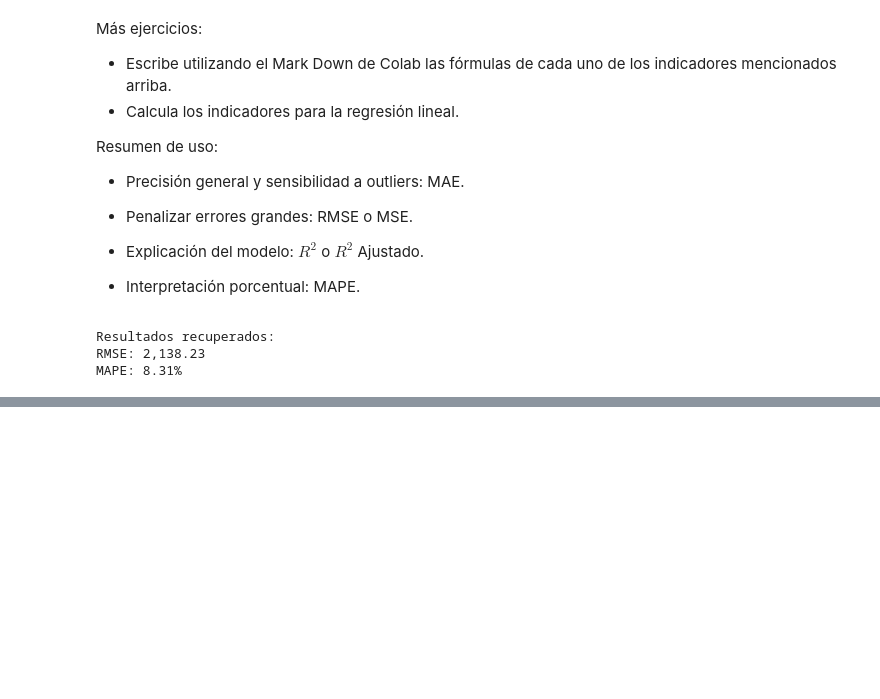
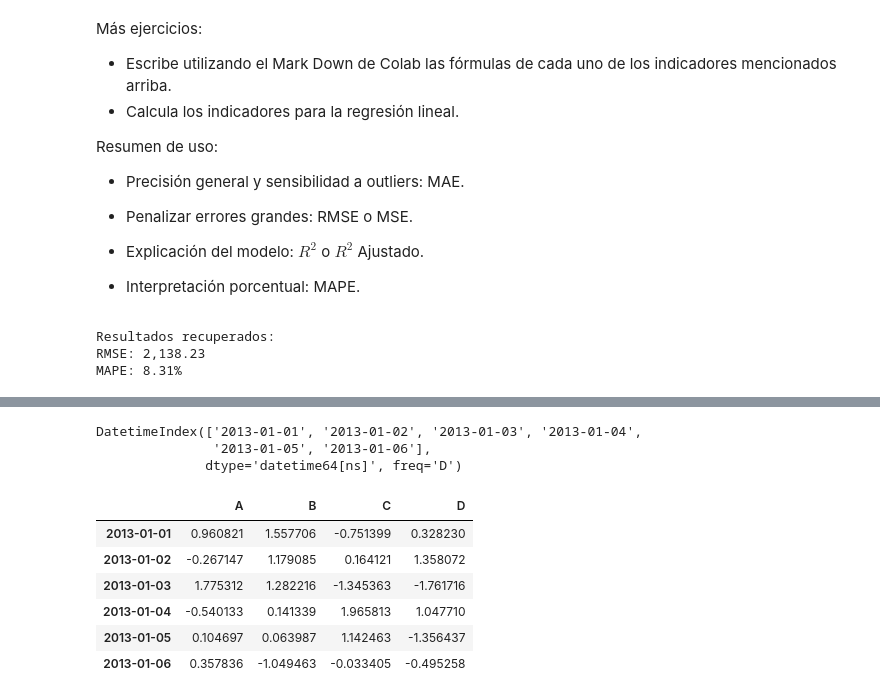
Before and after one commit to EmmanuelC-137/Mineria_de_datos, a Jupyter notebook: Mineria_de_datos.ipynb, the cells around one changed output, grey strips where cells are left out. Drawn from its saved outputs; the diff is of its cells as text; code cells hidden in the pictures; blank space fills up the shorter version.

```diff
--- a/Mineria_de_datos.ipynb
+++ b/Mineria_de_datos.ipynb
@@ -845,0 +863,18 @@ MAPE: 8.31%
+# %%
+dates = pd.date_range("20130101", periods=6)
+dates
+# %% [output]
+DatetimeIndex(['2013-01-01', '2013-01-02', '2013-01-03', '2013-01-04',
+               '2013-01-05', '2013-01-06'],
+              dtype='datetime64[ns]', freq='D')
+# %%
+df = pd.DataFrame(np.random.randn(6, 4), index=dates, columns=list("ABCD"))
+df
+# %% [output]
+|  | A | B | C | D |
+| 2013-01-01 | 0.960821 | 1.557706 | -0.751399 | 0.328230 |
+| 2013-01-02 | -0.267147 | 1.179085 | 0.164121 | 1.358072 |
+| 2013-01-03 | 1.775312 | 1.282216 | -1.345363 | -1.761716 |
+| 2013-01-04 | -0.540133 | 0.141339 | 1.965813 | 1.047710 |
+| 2013-01-05 | 0.104697 | 0.063987 | 1.142463 | -1.356437 |
+| 2013-01-06 | 0.357836 | -1.049463 | -0.033405 | -0.495258 |
```
Also changed, not shown: parts of 17 cells of this notebook.
